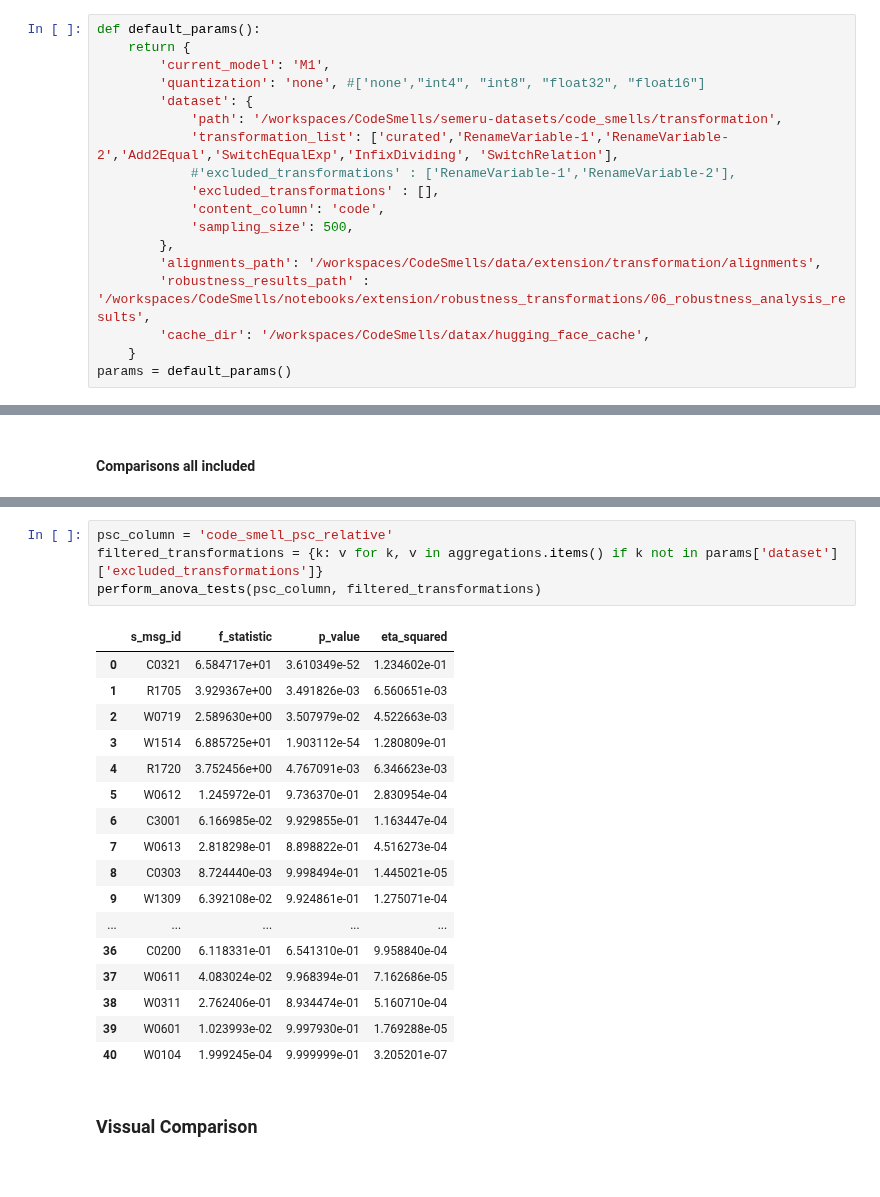
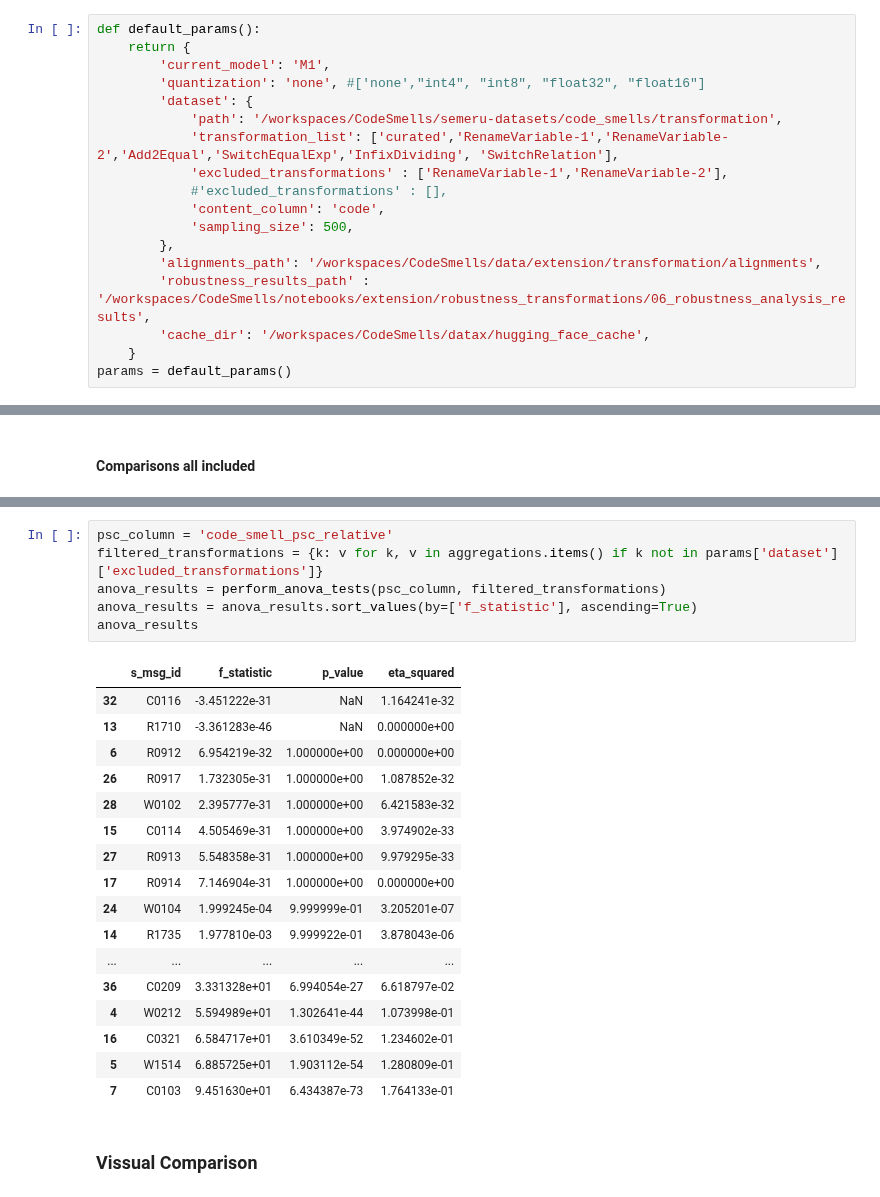
Before and after one commit to WM-SEMERU/CodeSmellExt, a Jupyter notebook: notebooks/extension/robustness_transformations/06_robustness_analysis.ipynb, the cells around one changed output, grey strips where cells are left out. Cells and saved outputs as stored; diff of their text form.

Commit message:
updated results

```diff
--- a/notebooks/extension/robustness_transformations/06_robustness_analysis.ipynb
+++ b/notebooks/extension/robustness_transformations/06_robustness_analysis.ipynb
@@ -8,8 +8,8 @@ def default_params():
         'dataset': {
             'path': '/workspaces/CodeSmells/semeru-datasets/code_smells/transformation',
             'transformation_list': ['curated','RenameVariable-1','RenameVariable-2','Add2Equal','SwitchEqualExp','InfixDividing', 'SwitchRelation'],
-            #'excluded_transformations' : ['RenameVariable-1','RenameVariable-2'],
-            'excluded_transformations' : [],
+            'excluded_transformations' : ['RenameVariable-1','RenameVariable-2'],
+            #'excluded_transformations' : [],
             'content_column': 'code',
             'sampling_size': 500,
         },
@@ -309,25 +343,27 @@ stat_tests_df[(stat_tests_df['equivalence']==True) & (stat_tests_df['transformat
 # %%
 psc_column = 'code_smell_psc_relative'
 filtered_transformations = {k: v for k, v in aggregations.items() if k not in params['dataset']['excluded_transformations']}
-perform_anova_tests(psc_column, filtered_transformations)
+anova_results = perform_anova_tests(psc_column, filtered_transformations)
+anova_results = anova_results.sort_values(by=['f_statistic'], ascending=True)
+anova_results
 # %% [output]
 |  | s_msg_id | f_statistic | p_value | eta_squared |
-| 0 | C0321 | 6.584717e+01 | 3.610349e-52 | 1.234602e-01 |
-| 1 | R1705 | 3.929367e+00 | 3.491826e-03 | 6.560651e-03 |
-| 2 | W0719 | 2.589630e+00 | 3.507979e-02 | 4.522663e-03 |
-| 3 | W1514 | 6.885725e+01 | 1.903112e-54 | 1.280809e-01 |
-| 4 | R1720 | 3.752456e+00 | 4.767091e-03 | 6.346623e-03 |
-| 5 | W0612 | 1.245972e-01 | 9.736370e-01 | 2.830954e-04 |
-| 6 | C3001 | 6.166985e-02 | 9.929855e-01 | 1.163447e-04 |
-| 7 | W0613 | 2.818298e-01 | 8.898822e-01 | 4.516273e-04 |
-| 8 | C0303 | 8.724440e-03 | 9.998494e-01 | 1.445021e-05 |
-| 9 | W1309 | 6.392108e-02 | 9.924861e-01 | 1.275071e-04 |
+| 32 | C0116 | -3.451222e-31 | NaN | 1.164241e-32 |
+| 13 | R1710 | -3.361283e-46 | NaN | 0.000000e+00 |
+| 6 | R0912 | 6.954219e-32 | 1.000000e+00 | 0.000000e+00 |
+| 26 | R0917 | 1.732305e-31 | 1.000000e+00 | 1.087852e-32 |
+| 28 | W0102 | 2.395777e-31 | 1.000000e+00 | 6.421583e-32 |
+| 15 | C0114 | 4.505469e-31 | 1.000000e+00 | 3.974902e-33 |
+| 27 | R0913 | 5.548358e-31 | 1.000000e+00 | 9.979295e-33 |
+| 17 | R0914 | 7.146904e-31 | 1.000000e+00 | 0.000000e+00 |
+| 24 | W0104 | 1.999245e-04 | 9.999999e-01 | 3.205201e-07 |
+| 14 | R1735 | 1.977810e-03 | 9.999922e-01 | 3.878043e-06 |
 | ... | ... | ... | ... | ... |
-| 36 | C0200 | 6.118331e-01 | 6.541310e-01 | 9.958840e-04 |
-| 37 | W0611 | 4.083024e-02 | 9.968394e-01 | 7.162686e-05 |
-| 38 | W0311 | 2.762406e-01 | 8.934474e-01 | 5.160710e-04 |
-| 39 | W0601 | 1.023993e-02 | 9.997930e-01 | 1.769288e-05 |
-| 40 | W0104 | 1.999245e-04 | 9.999999e-01 | 3.205201e-07 |
+| 36 | C0209 | 3.331328e+01 | 6.994054e-27 | 6.618797e-02 |
+| 4 | W0212 | 5.594989e+01 | 1.302641e-44 | 1.073998e-01 |
+| 16 | C0321 | 6.584717e+01 | 3.610349e-52 | 1.234602e-01 |
+| 5 | W1514 | 6.885725e+01 | 1.903112e-54 | 1.280809e-01 |
+| 7 | C0103 | 9.451630e+01 | 6.434387e-73 | 1.764133e-01 |
 # %% [markdown]
 ### Vissual Comparison
 # %%
```
Also changed, not shown: parts of 6 cells of this notebook, 21 other files.
